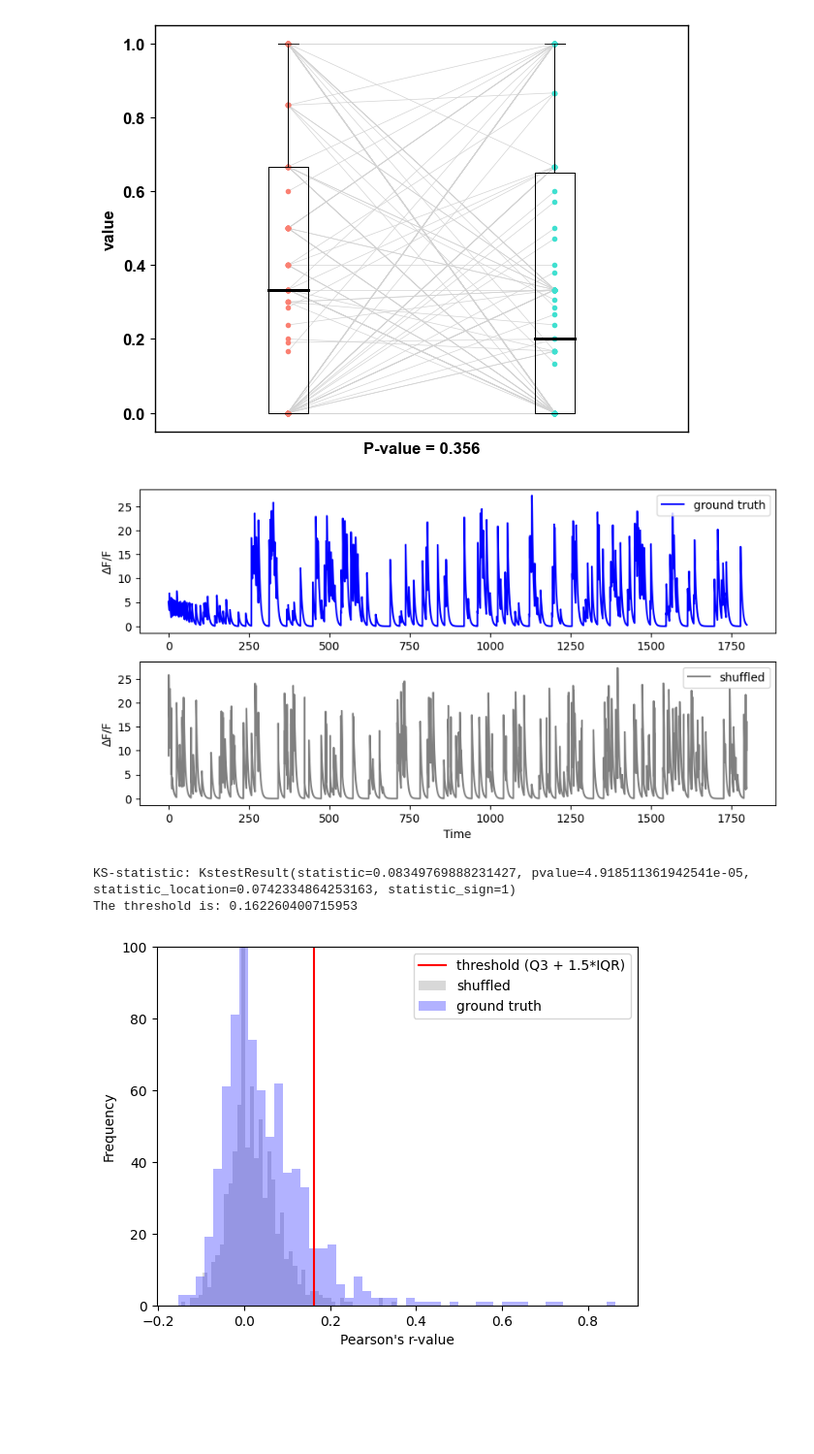
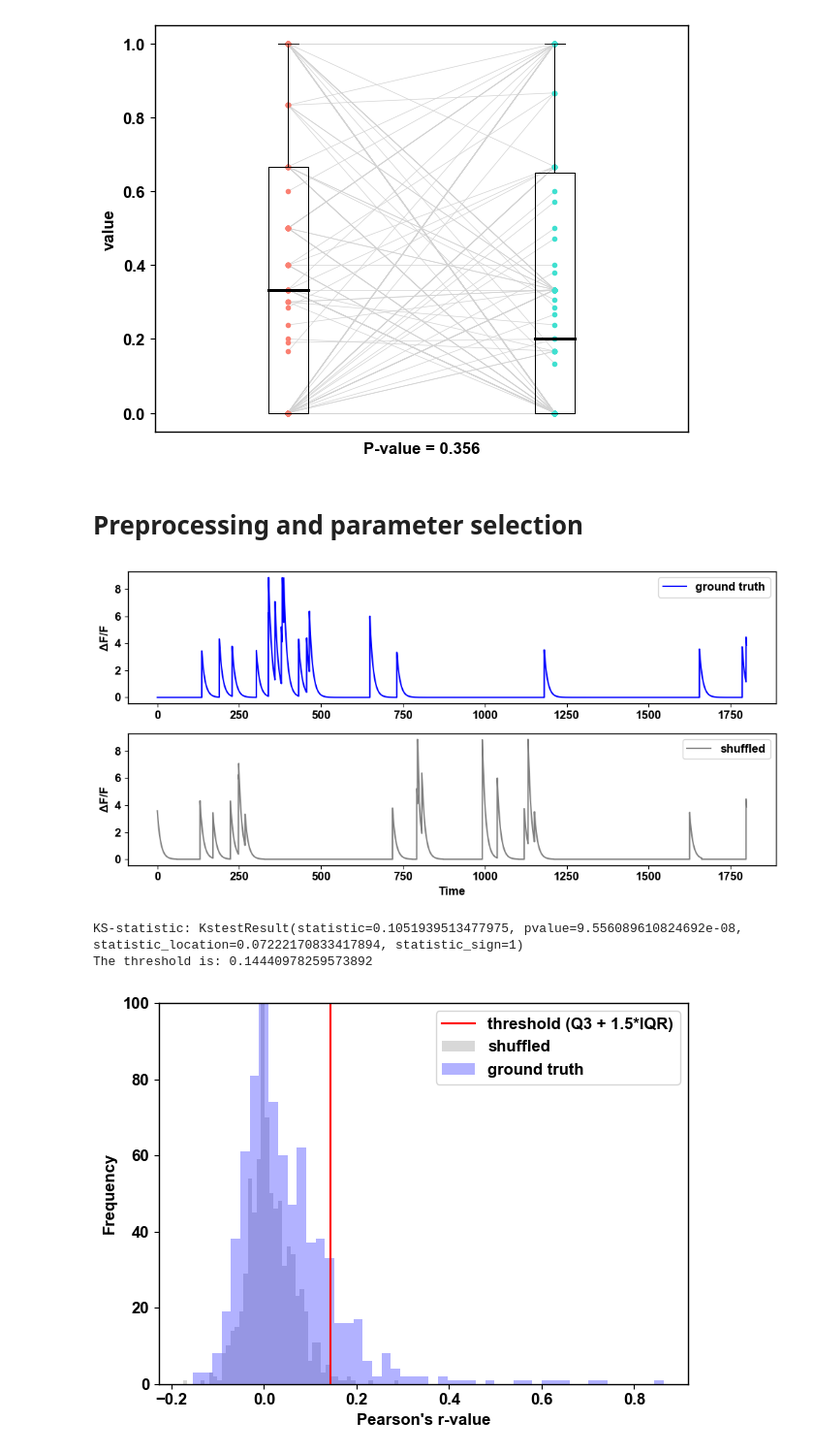
Before and after one commit to vporubsky/CaGraph, a Jupyter notebook: cagraph_tutorial.ipynb, the cells around one changed output. Shown: that part at 97% size. Drawn from its saved outputs; the diff is of its cells as text; code cells hidden in the pictures; blank space fills up the shorter version.

Commit message:
Updated tutorial.py script and cagraph.py, visualization.py, and preprocess.py functionality. Added Jupyter notebook version of tutorial, cagraph_tutorial.ipynb.

```diff
--- a/cagraph_tutorial.ipynb
+++ b/cagraph_tutorial.ipynb
@@ -136,12 +189,12 @@ viz.plot_matched_data(sample_1=cg_A_cc,
                                   show_plot=True)
 # %% [output]
 [figure]
+# %% [markdown]
+# Preprocessing and parameter selection <a class="anchor" id="preprocessing"></a>
 # %%
-# Benchmarking with Preprocess class
-
 # Generate shuffled dataset across individual neurons
-data = np.genfromtxt(DATA_PATH + f'658-0_deconTrace.csv', delimiter=',')
-event_data = np.genfromtxt(DATA_PATH + '658-0' + '_eventTrace.csv', delimiter=',')
+data = np.genfromtxt(DATA_PATH + 'bla_dataset.csv', delimiter=',')
+event_data = np.genfromtxt(DATA_PATH + 'bla_events.csv', delimiter=',')
 
 # Shuffle the data using identified events
 shuffled_data = prep.generate_event_shuffle(data=data.copy(), event_data=event_data)
@@ -149,14 +202,14 @@ shuffled_data = prep.generate_event_shuffle(data=data.copy(), event_data=event_d
 # Plot shuffled trace
 prep.plot_shuffle_example(data=data.copy(), shuffled_data=shuffled_data, event_data=event_data)
 # %% [output]
-[figure, old version]
+[figure, new version]
 # %%
 # Generate proposed threshold
-threshold = prep.generate_threshold(data=data.copy(), shuffled_data=shuffled_data, event_data=event_data)
+THRESHOLD = prep.generate_threshold(data=data.copy(), shuffled_data=shuffled_data, event_data=event_data)
 
 # Plot threshold
 prep.plot_threshold(data=data.copy(), shuffled_data=shuffled_data, event_data=event_data)
 # %% [output]
-KS-statistic: KstestResult(statistic=0.08349769888231427, pvalue=4.918511361942541e-05, statistic_location=0.0742334864253163, statistic_sign=1)
-The threshold is: 0.162260400715953
+KS-statistic: KstestResult(statistic=0.1051939513477975, pvalue=9.556089610824692e-08, statistic_location=0.07222170833417894, statistic_sign=1)
+The threshold is: 0.14440978259573892
-[figure, old version]
+[figure, new version]
```
Also changed, not shown: parts of 22 cells of this notebook, 27 other files.
